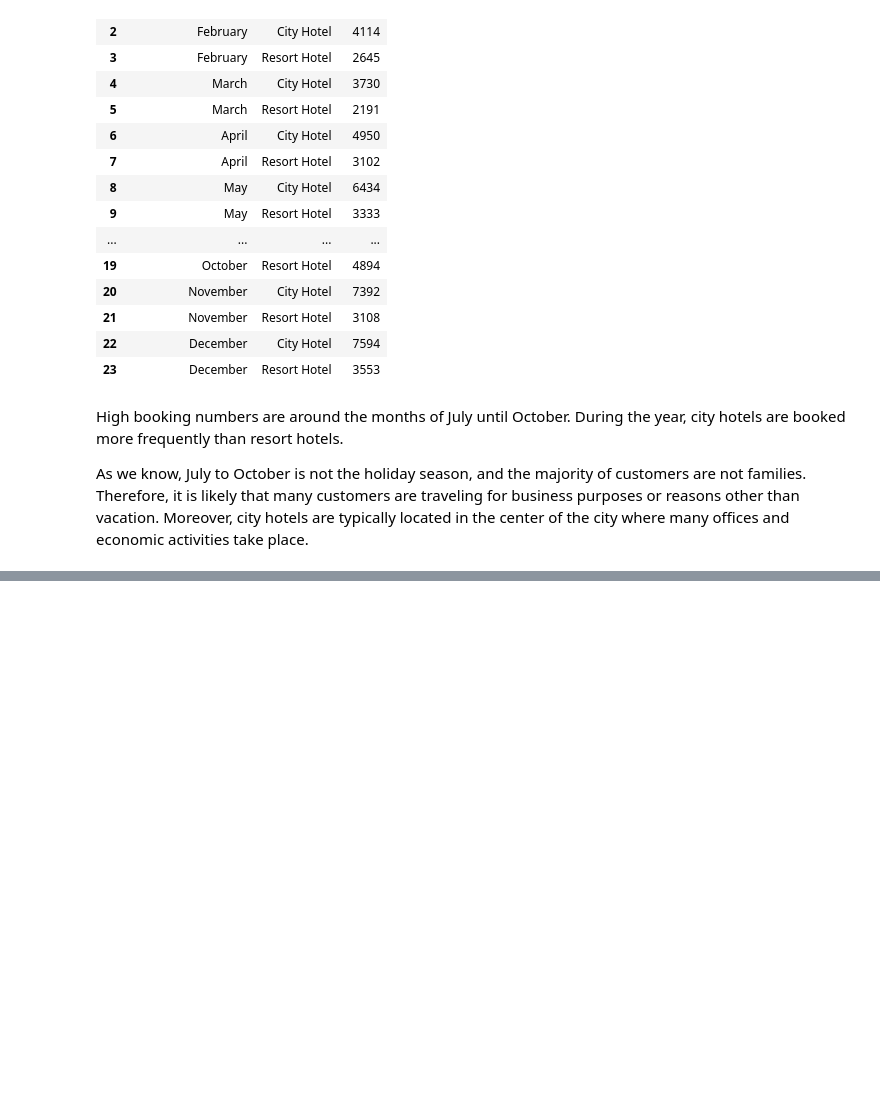
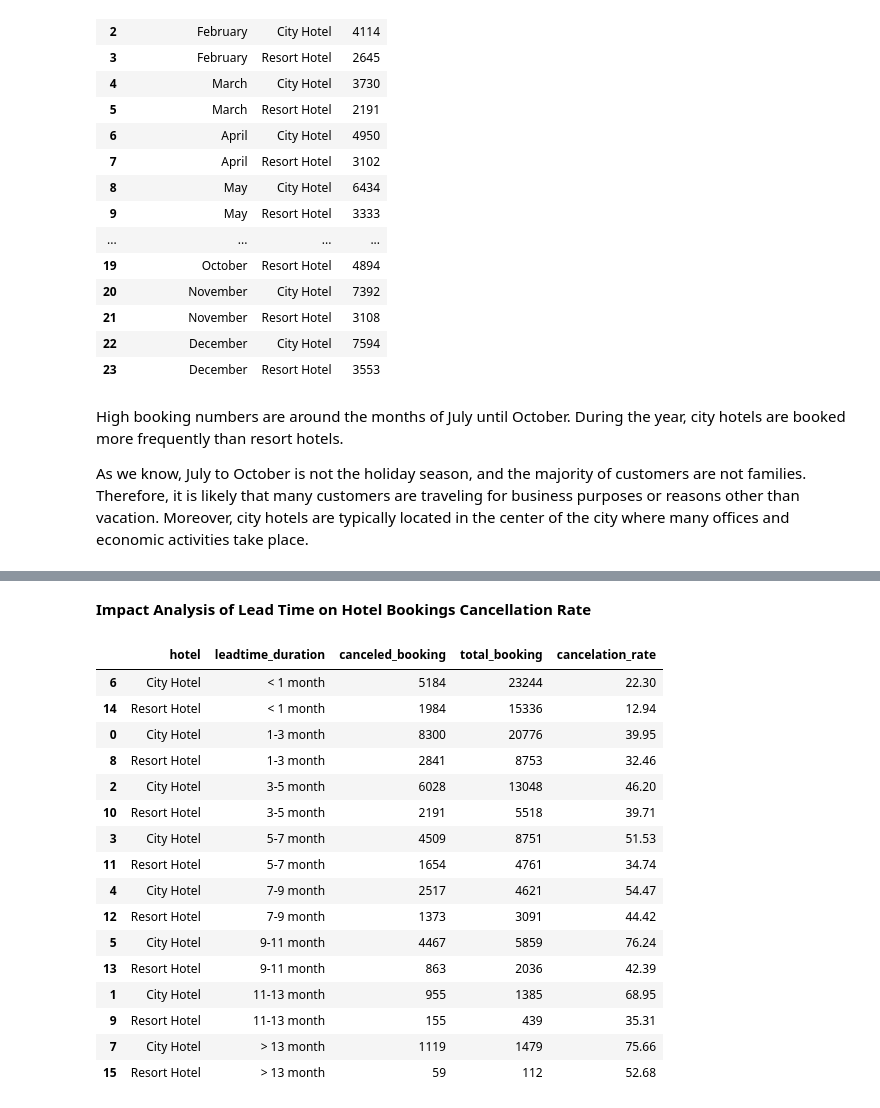
Before and after one commit to lutfiahk/Investigate-Business-Hotel-using-Data-Visualization, a Jupyter notebook: notebook.ipynb, the cells around one changed output, grey strips where cells are left out. Drawn from its saved outputs; the diff is of its cells as text; code cells hidden in the pictures; blank space fills up the shorter version.

```diff
--- a/notebook.ipynb
+++ b/notebook.ipynb
@@ -382,3 +390,8 @@ hotel_type_plot.update_layout(title="<b>Canceled Booking</b>", title_font=dict(s
 hotel_type_plot
 # %% [markdown]
 66,4% of bookings are City Hotel.
+# %%
+df['is_canceled'] = df['is_canceled'].replace({'Canceled':1, 'Not Canceled':0})
+hotel_booking_duration = df.groupby(['hotel']).agg({'is_canceled': 'sum', 'arrival_date_day_of_month': 'count'}).rename(columns={'is_canceled': 'canceled_booking', 'arrival_date_day_of_month': 'total_booking'}).reset_index()
+hotel_booking_duration['cancelation_rate'] = (hotel_booking_duration['canceled_booking'] / hotel_booking_duration['total_booking']).round(4) * 100
+display(hotel_booking_duration)
@@ -440,0 +497,9 @@ As we know, July to October is not the holiday season, and the majority of custo
+# %%
+df['is_canceled'] = df['is_canceled'].replace({'Canceled':1, 'Not Canceled':0})
+cancel_booking_duration = df.groupby(['hotel', 'booking_duration']).agg({'is_canceled': 'sum', 'arrival_date_day_of_month': 'count'}).rename(columns={'is_canceled': 'canceled_booking', 'arrival_date_day_of_month': 'total_booking'}).reset_index()
+df['is_canceled'] = df['is_canceled'].replace({1:'Canceled', 0:'Not Canceled'})
+duration_order = pd.CategoricalDtype(categories=['< 1 week', '1-2 week', '2-3 weeks', '3-4 weeks', '> 4 week'], ordered=True)
+cancel_booking_duration['booking_duration'] = cancel_booking_duration['booking_duration'].astype(duration_order)
+cancel_booking_duration = cancel_booking_duration.sort_values('booking_duration')
+cancel_booking_duration['cancelation_rate'] = (cancel_booking_duration['canceled_booking'] / cancel_booking_duration['total_booking']).round(4) * 100
+display(cancel_booking_duration)
@@ -440,0 +554,49 @@ As we know, July to October is not the holiday season, and the majority of custo
+# %% [markdown]
+**Impact Analysis of Lead Time on Hotel Bookings Cancellation Rate**
+# %%
+list = []
+
+for index, i in df.iterrows():
+    if (i['lead_time'] >= 0) & (i['lead_time'] <= 30):
+        list.append('< 1 month')
+    elif (i['lead_time'] > 30) & (i['lead_time'] <= 90):
+        list.append('1-3 month')
+    elif (i['lead_time'] > 90) & (i['lead_time'] <= 150):
+        list.append('3-5 month')
+    elif (i['lead_time'] > 150) & (i['lead_time'] <= 210):
+        list.append('5-7 month')
+    elif (i['lead_time'] > 210) & (i['lead_time'] <= 270):
+        list.append('7-9 month')
+    elif (i['lead_time'] > 270) & (i['lead_time'] <= 360):
+        list.append('9-11 month')
+    elif (i['lead_time'] > 360) & (i['lead_time'] <= 420):
+        list.append('11-13 month')
+    else : list.append('> 13 month')
+df['leadtime_duration'] = list
+# %%
+df['is_canceled'] = df['is_canceled'].replace({'Canceled':1, 'Not Canceled':0})
+cancel_leadtime_duration = df.groupby(['hotel', 'leadtime_duration']).agg({'is_canceled': 'sum', 'arrival_date_day_of_month': 'count'}).rename(columns={'is_canceled': 'canceled_booking', 'arrival_date_day_of_month': 'total_booking'}).reset_index()
+df['is_canceled'] = df['is_canceled'].replace({1:'Canceled', 0:'Not Canceled'})
+leadtime_order = pd.CategoricalDtype(categories=['< 1 month','1-3 month','3-5 month','5-7 month','7-9 month','9-11 month','11-13 month','> 13 month'], ordered=True)
+cancel_leadtime_duration['leadtime_duration'] = cancel_leadtime_duration['leadtime_duration'].astype(leadtime_order)
+cancel_leadtime_duration = cancel_leadtime_duration.sort_values('leadtime_duration')
+cancel_leadtime_duration['cancelation_rate'] = (cancel_leadtime_duration['canceled_booking'] / cancel_leadtime_duration['total_booking']).round(4) * 100
+display(cancel_leadtime_duration)
+# %% [output]
+|  | hotel | leadtime_duration | canceled_booking | total_booking | cancelation_rate |
+| 6 | City Hotel | < 1 month | 5184 | 23244 | 22.30 |
+| 14 | Resort Hotel | < 1 month | 1984 | 15336 | 12.94 |
+| 0 | City Hotel | 1-3 month | 8300 | 20776 | 39.95 |
+| 8 | Resort Hotel | 1-3 month | 2841 | 8753 | 32.46 |
+| 2 | City Hotel | 3-5 month | 6028 | 13048 | 46.20 |
+| 10 | Resort Hotel | 3-5 month | 2191 | 5518 | 39.71 |
+| 3 | City Hotel | 5-7 month | 4509 | 8751 | 51.53 |
+| 11 | Resort Hotel | 5-7 month | 1654 | 4761 | 34.74 |
+| 4 | City Hotel | 7-9 month | 2517 | 4621 | 54.47 |
+| 12 | Resort Hotel | 7-9 month | 1373 | 3091 | 44.42 |
+| 5 | City Hotel | 9-11 month | 4467 | 5859 | 76.24 |
+| 13 | Resort Hotel | 9-11 month | 863 | 2036 | 42.39 |
+| 1 | City Hotel | 11-13 month | 955 | 1385 | 68.95 |
+| 9 | Resort Hotel | 11-13 month | 155 | 439 | 35.31 |
+| 7 | City Hotel | > 13 month | 1119 | 1479 | 75.66 |
+| 15 | Resort Hotel | > 13 month | 59 | 112 | 52.68 |
```
Also changed, not shown: parts of 16 cells of this notebook.
